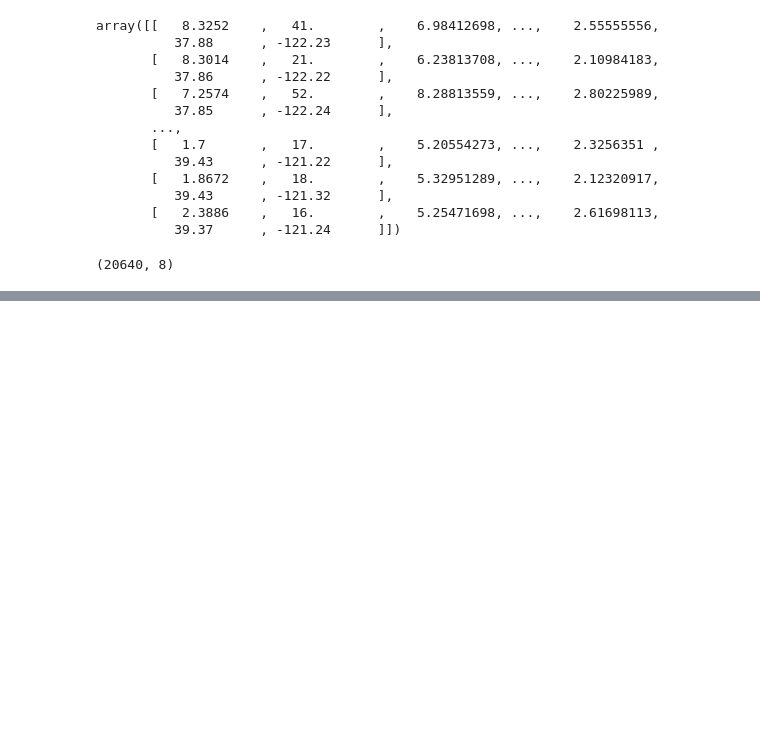
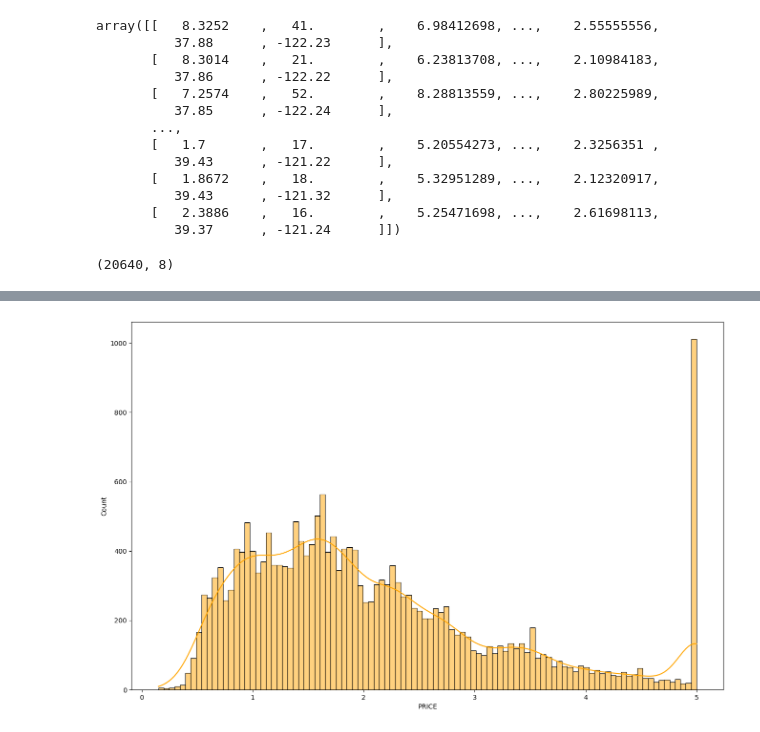
Before and after one commit to alextianyf/MachineLearning_ProblemSets, a Jupyter notebook: 3. Predict House Prices with Multivariable Linear Regression/3.1 Mutilvariate Regression.ipynb, the cells around one changed output, grey strips where cells are left out. Cells and saved outputs as stored; diff of their text form; code cells hidden in the pictures; blank space fills up the shorter version.

```diff
--- a/3. Predict House Prices with Multivariable Linear Regression/3.1 Mutilvariate Regression.ipynb
+++ b/3. Predict House Prices with Multivariable Linear Regression/3.1 Mutilvariate Regression.ipynb
@@ -90,0 +223,7 @@ housing.data.shape
+# %%
+# This section using seaborn
+plt.figure(figsize=(16,10))
+sns.histplot(data['PRICE'], kde = 'True', bins = 100, color = 'orange') # KDE means kernel density estimate for visualizing dsitribution
+plt.show()
+# %% [output]
+[figure, added]
```
Also changed, not shown: parts of 20 cells of this notebook.
